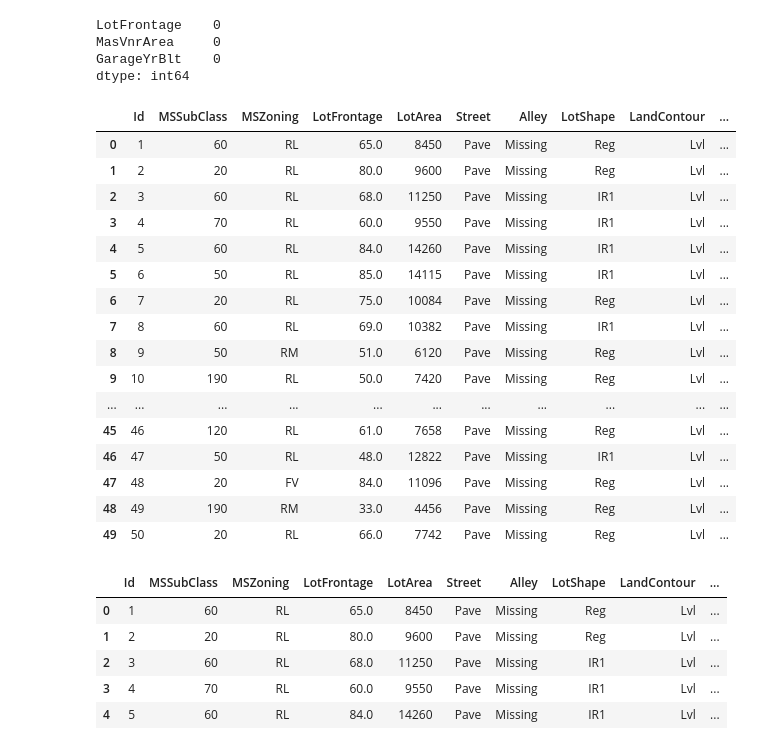
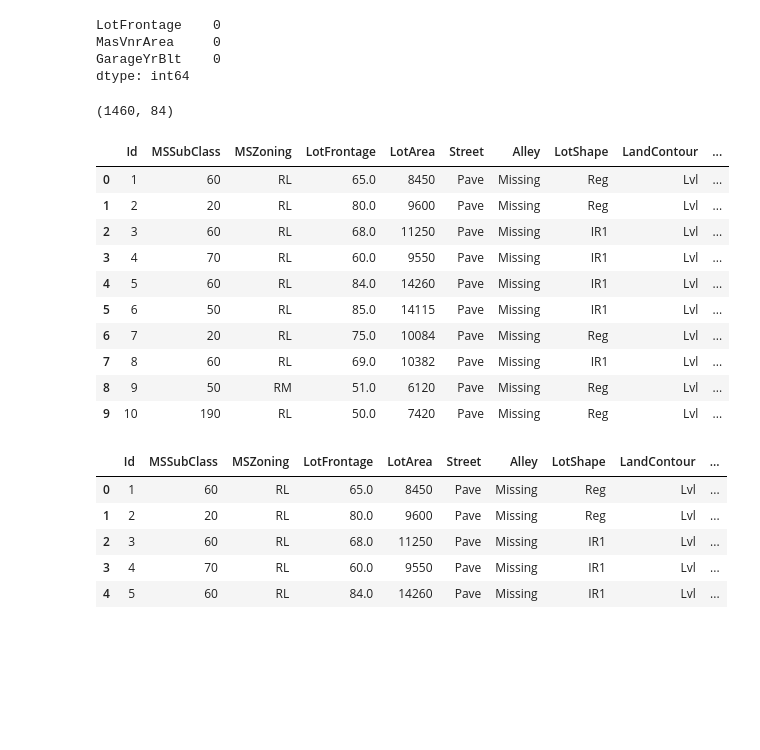
Before and after one commit to strumer69/House_price_advenced, a Jupyter notebook: House_advanced_4.ipynb, the cells around one changed output. Cells and saved outputs as stored; diff of their text form; code cells hidden in the pictures; blank space fills up the shorter version.

```diff
--- a/House_advanced_4.ipynb
+++ b/House_advanced_4.ipynb
@@ -170,26 +174,26 @@ LotFrontage    0
 MasVnrArea     0
 GarageYrBlt    0
 dtype: int64
-# %%
-dataset.head(50)
-# %% [output]
-|  | Id | MSSubClass | MSZoning | LotFrontage | LotArea | Street | Alley | LotShape | LandContour | ... |
-| 0 | 1 | 60 | RL | 65.0 | 8450 | Pave | Missing | Reg | Lvl | ... |
-| 1 | 2 | 20 | RL | 80.0 | 9600 | Pave | Missing | Reg | Lvl | ... |
-| 2 | 3 | 60 | RL | 68.0 | 11250 | Pave | Missing | IR1 | Lvl | ... |
-| 3 | 4 | 70 | RL | 60.0 | 9550 | Pave | Missing | IR1 | Lvl | ... |
-| 4 | 5 | 60 | RL | 84.0 | 14260 | Pave | Missing | IR1 | Lvl | ... |
-| 5 | 6 | 50 | RL | 85.0 | 14115 | Pave | Missing | IR1 | Lvl | ... |
-| 6 | 7 | 20 | RL | 75.0 | 10084 | Pave | Missing | Reg | Lvl | ... |
-| 7 | 8 | 60 | RL | 69.0 | 10382 | Pave | Missing | IR1 | Lvl | ... |
-| 8 | 9 | 50 | RM | 51.0 | 6120 | Pave | Missing | Reg | Lvl | ... |
-| 9 | 10 | 190 | RL | 50.0 | 7420 | Pave | Missing | Reg | Lvl | ... |
-| ... | ... | ... | ... | ... | ... | ... | ... | ... | ... | ... |
-| 45 | 46 | 120 | RL | 61.0 | 7658 | Pave | Missing | Reg | Lvl | ... |
-| 46 | 47 | 50 | RL | 48.0 | 12822 | Pave | Missing | IR1 | Lvl | ... |
-| 47 | 48 | 20 | FV | 84.0 | 11096 | Pave | Missing | Reg | Lvl | ... |
-| 48 | 49 | 190 | RM | 33.0 | 4456 | Pave | Missing | Reg | Lvl | ... |
-| 49 | 50 | 20 | RL | 66.0 | 7742 | Pave | Missing | Reg | Lvl | ... |
+# %%
+dataset.shape
+# %% [output]
+(1460, 84)
+# %%
+#dataset.head(50)
+
+dataset.head(10)
+# %% [output]
+|  | Id | MSSubClass | MSZoning | LotFrontage | LotArea | Street | Alley | LotShape | LandContour | ... |
+| 0 | 1 | 60 | RL | 65.0 | 8450 | Pave | Missing | Reg | Lvl | ... |
+| 1 | 2 | 20 | RL | 80.0 | 9600 | Pave | Missing | Reg | Lvl | ... |
+| 2 | 3 | 60 | RL | 68.0 | 11250 | Pave | Missing | IR1 | Lvl | ... |
+| 3 | 4 | 70 | RL | 60.0 | 9550 | Pave | Missing | IR1 | Lvl | ... |
+| 4 | 5 | 60 | RL | 84.0 | 14260 | Pave | Missing | IR1 | Lvl | ... |
+| 5 | 6 | 50 | RL | 85.0 | 14115 | Pave | Missing | IR1 | Lvl | ... |
+| 6 | 7 | 20 | RL | 75.0 | 10084 | Pave | Missing | Reg | Lvl | ... |
+| 7 | 8 | 60 | RL | 69.0 | 10382 | Pave | Missing | IR1 | Lvl | ... |
+| 8 | 9 | 50 | RM | 51.0 | 6120 | Pave | Missing | Reg | Lvl | ... |
+| 9 | 10 | 190 | RL | 50.0 | 7420 | Pave | Missing | Reg | Lvl | ... |
 # %%
 ## Temporal Variables (Date Time Variables)
 
```
Also changed, not shown: parts of 31 cells of this notebook.
